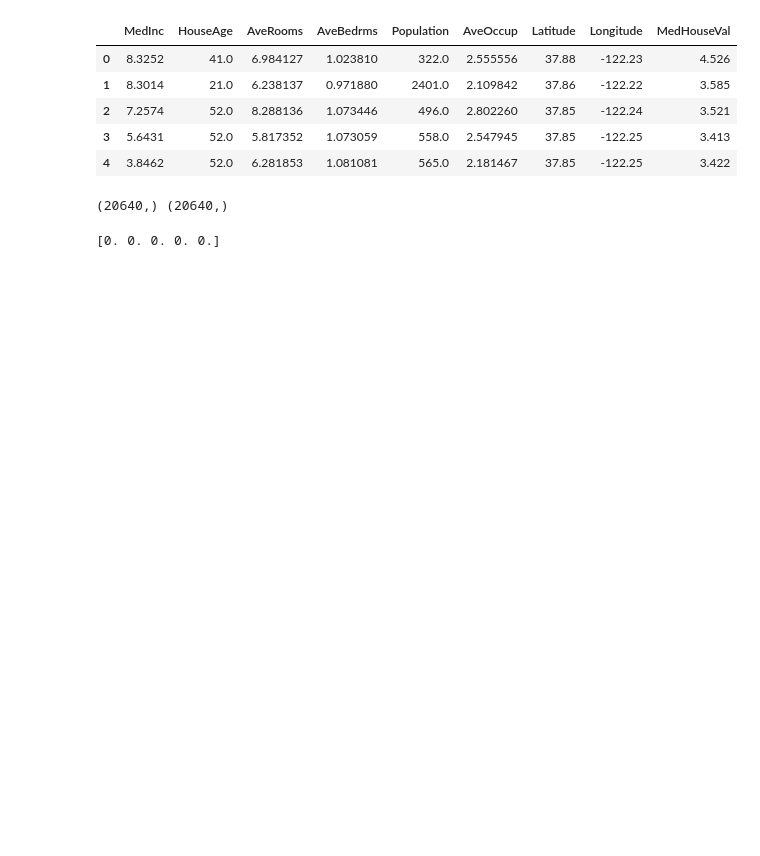
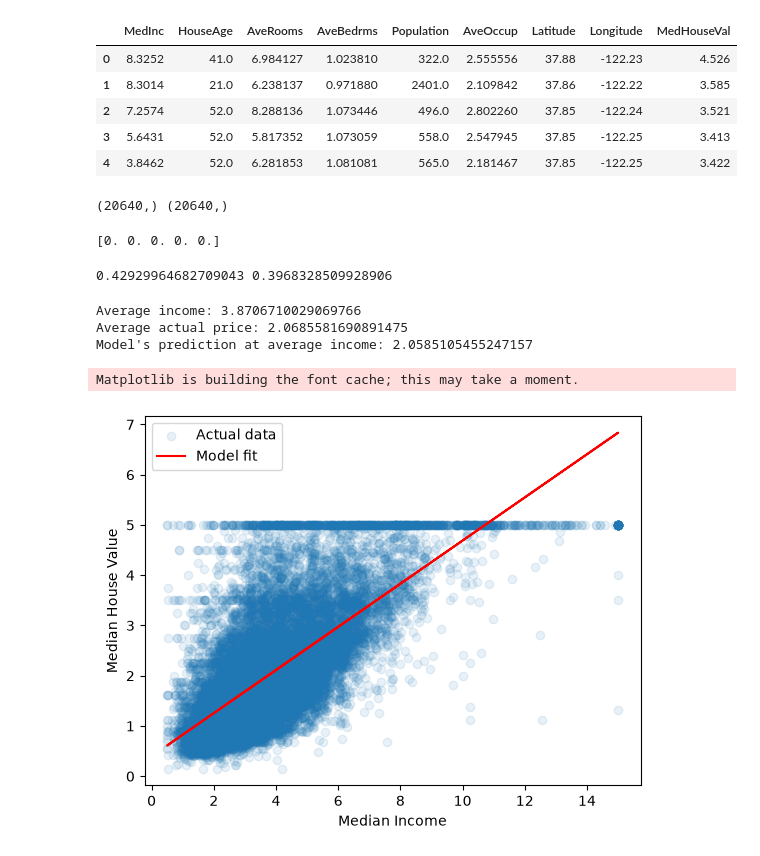
Before and after one commit to ahsansheikh14/house-price-prediction, a Jupyter notebook: linear_regression.ipynb, the cells around one changed output. Drawn from its saved outputs; the diff is of its cells as text; code cells hidden in the pictures; blank space fills up the shorter version.

Commit message:
Implement and verify gradient descent for single-feature model, add fit visualization

```diff
--- a/linear_regression.ipynb
+++ b/linear_regression.ipynb
@@ -40,3 +41,52 @@ def compute_cost(x, y, w, b):
     cost = (1 / (2 * m)) * total
 
     return cost
+# %%
+def gradient_descent(x, y, w, b, alpha, iterations):
+    m = len(y)
+
+    for i in range(iterations):
+        predictions = predict(x, w, b)
+        errors = predictions - y
+
+        dj_dw = (1/m) * np.sum(errors * x)
+        dj_db = (1/m) * np.sum(errors)
+
+        w = w - alpha * dj_dw
+        b = b - alpha * dj_db
+
+    return w, b
+# %%
+w_init = 0
+b_init = 0
+alpha = 0.01
+iterations = 1000
+
+w_final, b_final = gradient_descent(x, y, w_init, b_init, alpha, iterations)
+print(w_final, b_final)
+# %% [output]
+0.42929964682709043 0.3968328509928906
+# %%
+avg_income = x.mean()
+avg_price = y.mean()
+
+predicted = predict(avg_income, w_final, b_final)
+print("Average income:", avg_income)
+print("Average actual price:", avg_price)
+print("Model's prediction at average income:", predicted)
+# %% [output]
+Average income: 3.8706710029069766
+Average actual price: 2.0685581690891475
+Model's prediction at average income: 2.0585105455247157
+# %%
+import matplotlib.pyplot as plt
+
+plt.scatter(x, y, alpha=0.1, label='Actual data')
+plt.plot(x, predict(x, w_final, b_final), color='red', label='Model fit')
+plt.xlabel('Median Income')
+plt.ylabel('Median House Value')
+plt.legend()
+plt.show()
+# %% [output]
+Matplotlib is building the font cache; this may take a moment.
+[figure, added]
```
Also changed, not shown: parts of 1 cell of this notebook.
